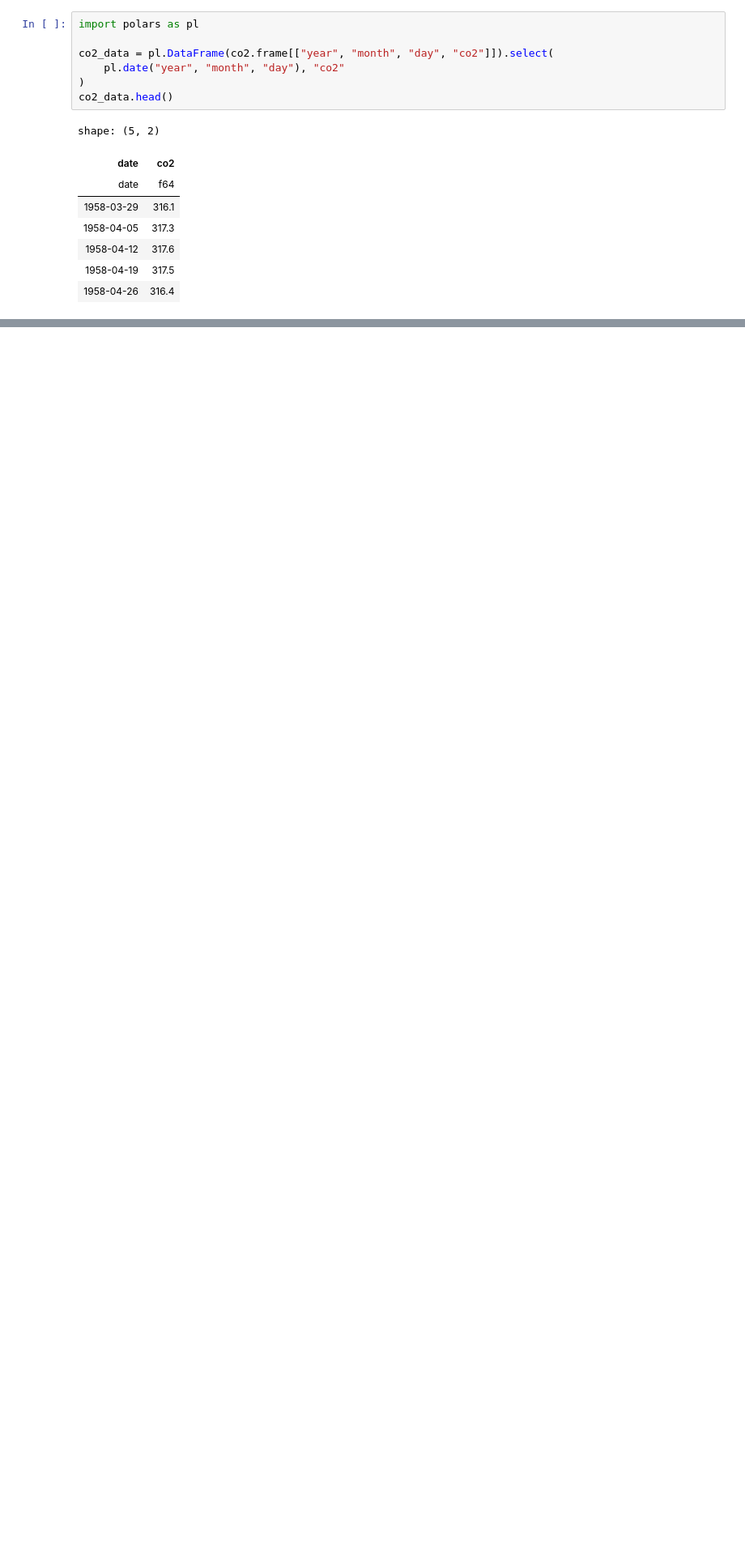
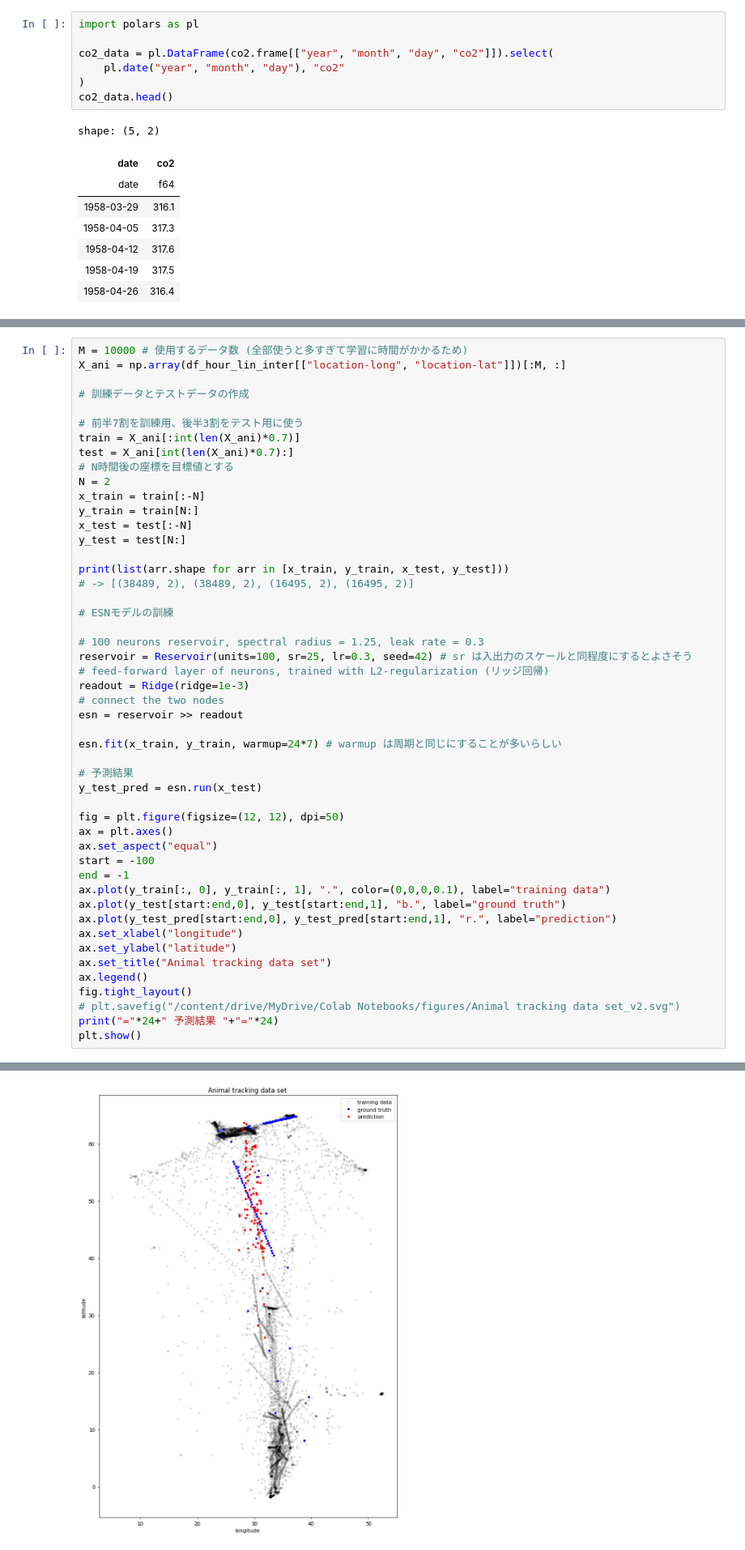
Before and after one commit to Mizuki-OHASHI/notebooks, a Jupyter notebook: reservoir_computing.ipynb, the cells around one changed output, grey strips where cells are left out. Shown: that part at 81% size. Drawn from its saved outputs; the diff is of its cells as text; blank space fills up the shorter version.

```diff
--- a/reservoir_computing.ipynb
+++ b/reservoir_computing.ipynb
@@ -219,0 +268,50 @@ Fitting node Ridge-175...
+# %%
+M = 10000 # 使用するデータ数 (全部使うと多すぎて学習に時間がかかるため)
+X_ani = np.array(df_hour_lin_inter[["location-long", "location-lat"]])[:M, :]
+
+# 訓練データとテストデータの作成
+
+# 前半7割を訓練用、後半3割をテスト用に使う
+train = X_ani[:int(len(X_ani)*0.7)]
+test = X_ani[int(len(X_ani)*0.7):]
+# N時間後の座標を目標値とする
+N = 2
+x_train = train[:-N]
+y_train = train[N:]
+x_test = test[:-N]
+y_test = test[N:]
+
+print(list(arr.shape for arr in [x_train, y_train, x_test, y_test]))
+# -> [(38489, 2), (38489, 2), (16495, 2), (16495, 2)]
+
+# ESNモデルの訓練
+
+# 100 neurons reservoir, spectral radius = 1.25, leak rate = 0.3
+reservoir = Reservoir(units=100, sr=25, lr=0.3, seed=42) # sr は入出力のスケールと同程度にするとよさそう
+# feed-forward layer of neurons, trained with L2-regularization (リッジ回帰)
+readout = Ridge(ridge=1e-3)
+# connect the two nodes
+esn = reservoir >> readout
+
+esn.fit(x_train, y_train, warmup=24*7) # warmup は周期と同じにすることが多いらしい
+
+# 予測結果
+y_test_pred = esn.run(x_test)
+
+fig = plt.figure(figsize=(12, 12), dpi=50)
+ax = plt.axes()
+ax.set_aspect("equal")
+start = -100
+end = -1
+ax.plot(y_train[:, 0], y_train[:, 1], ".", color=(0,0,0,0.1), label="training data")
+ax.plot(y_test[start:end,0], y_test[start:end,1], "b.", label="ground truth")
+ax.plot(y_test_pred[start:end,0], y_test_pred[start:end,1], "r.", label="prediction")
+ax.set_xlabel("longitude")
+ax.set_ylabel("latitude")
+ax.set_title("Animal tracking data set")
+ax.legend()
+fig.tight_layout()
+# plt.savefig("/content/drive/MyDrive/Colab Notebooks/figures/Animal tracking data set_v2.svg")
+print("="*24+" 予測結果 "+"="*24)
+plt.show()
+# %% [output]
@@ -219,0 +321 @@ Fitting node Ridge-175...
+[figure, added]
```
Also changed, not shown: parts of 8 cells of this notebook.
